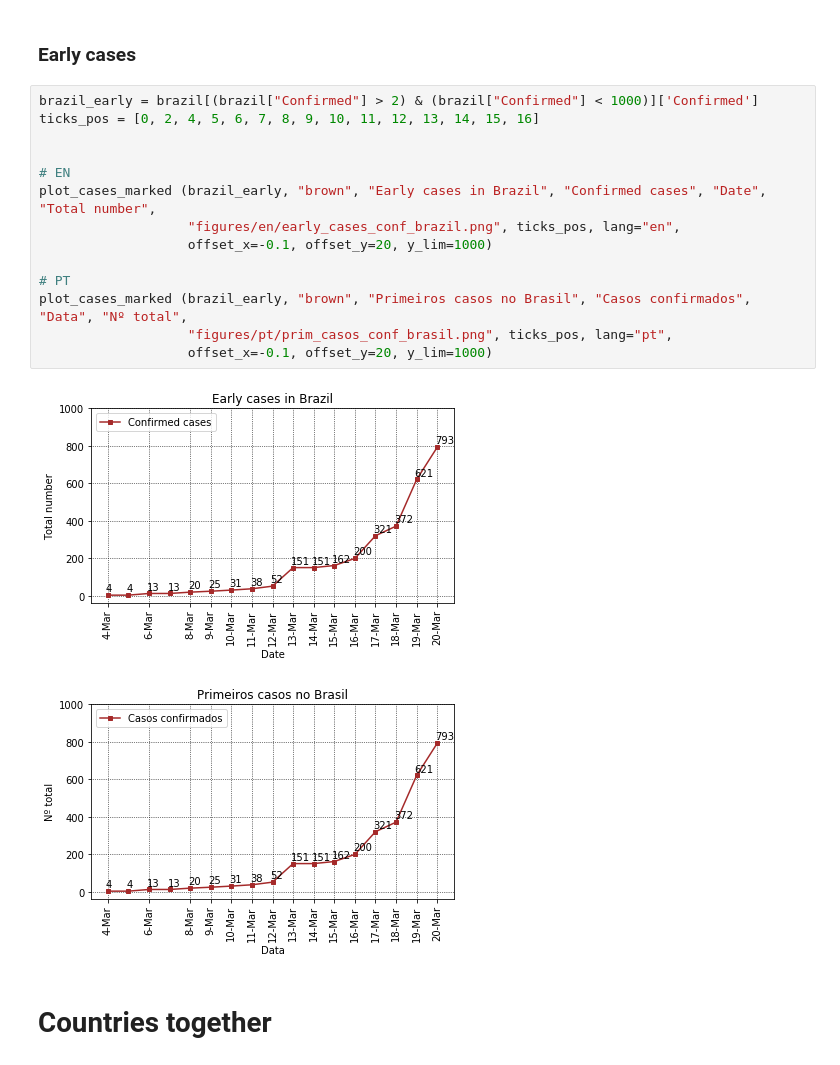
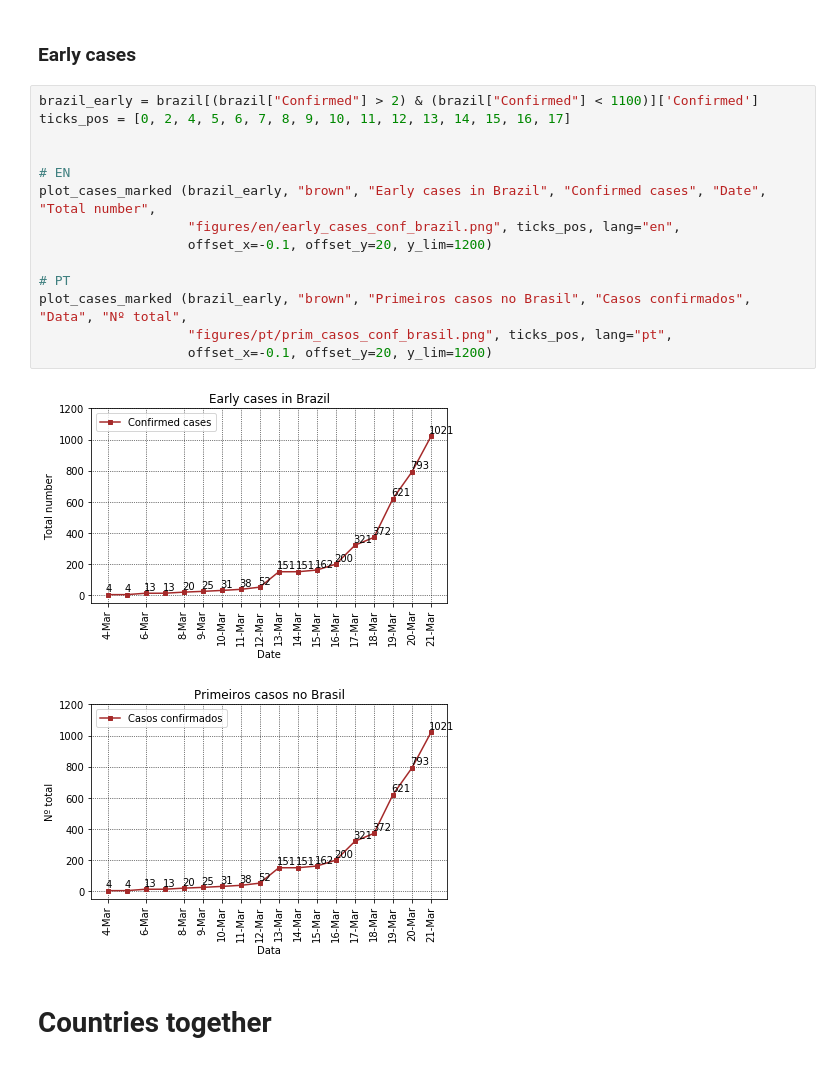
Before and after one commit to paaatcha/covid-19, a Jupyter notebook: analysis.ipynb, the cells around one changed output. Saved outputs shown, nothing was run; the diff lists cells and outputs as text.

```diff
--- a/analysis.ipynb
+++ b/analysis.ipynb
@@ -720,22 +719,22 @@ plot_cases (brazil, "Deaths", "darkred", "Mortes no Brasil ao longo dos dias",
 # %% [markdown]
 ### Early cases
 # %%
-brazil_early = brazil[(brazil["Confirmed"] > 2) & (brazil["Confirmed"] < 1000)]['Confirmed']
-ticks_pos = [0, 2, 4, 5, 6, 7, 8, 9, 10, 11, 12, 13, 14, 15, 16]
+brazil_early = brazil[(brazil["Confirmed"] > 2) & (brazil["Confirmed"] < 1100)]['Confirmed']
+ticks_pos = [0, 2, 4, 5, 6, 7, 8, 9, 10, 11, 12, 13, 14, 15, 16, 17]
 
 
 # EN
 plot_cases_marked (brazil_early, "brown", "Early cases in Brazil", "Confirmed cases", "Date", "Total number",
                    "figures/en/early_cases_conf_brazil.png", ticks_pos, lang="en",
-                   offset_x=-0.1, offset_y=20, y_lim=1000)
+                   offset_x=-0.1, offset_y=20, y_lim=1200)
 
 # PT
 plot_cases_marked (brazil_early, "brown", "Primeiros casos no Brasil", "Casos confirmados", "Data", "Nº total",
                    "figures/pt/prim_casos_conf_brasil.png", ticks_pos, lang="pt",
-                   offset_x=-0.1, offset_y=20, y_lim=1000)
+                   offset_x=-0.1, offset_y=20, y_lim=1200)
 # %% [output]
-[figure, old version]
+[figure, new version]
-[figure, old version]
+[figure, new version]
 # %% [markdown]
 # Countries together
 # %%
```
Also changed, not shown: parts of 32 cells of this notebook, 57 other files.
